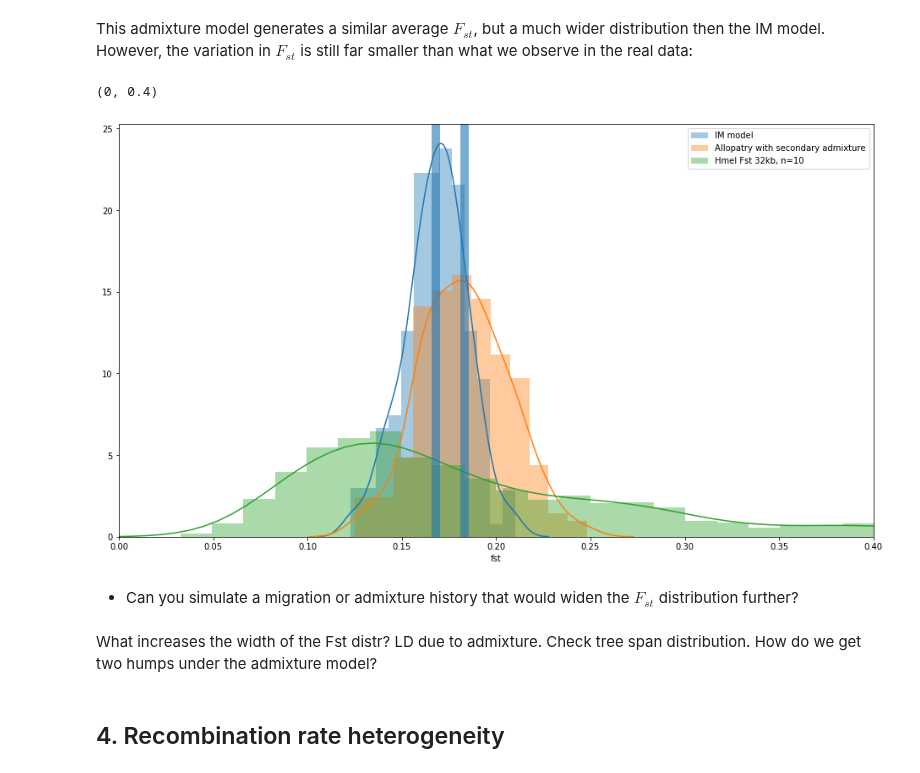
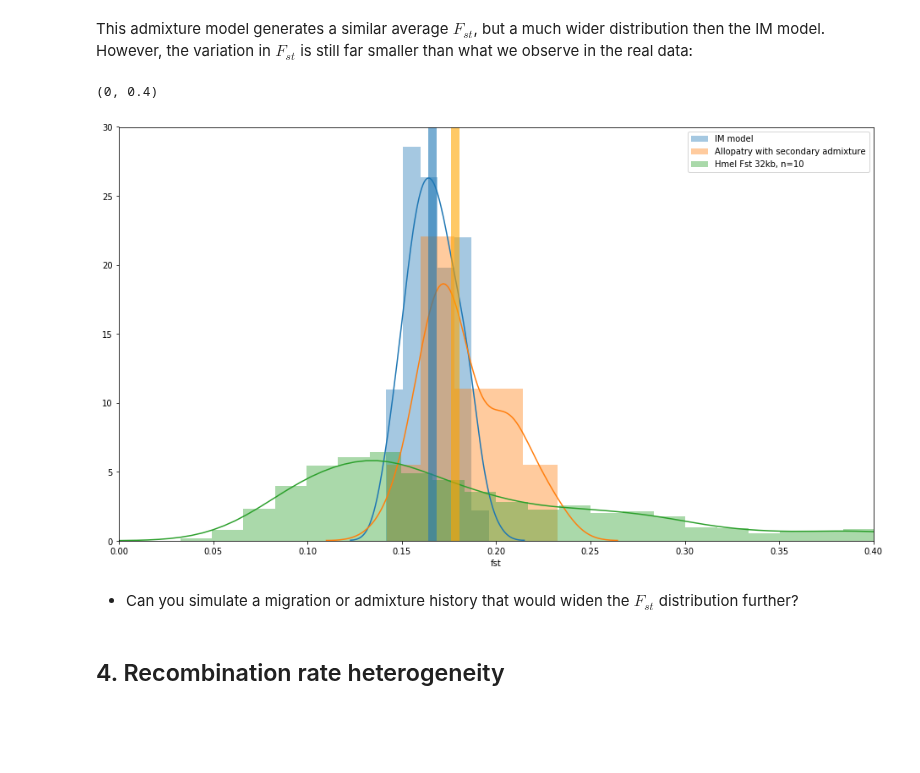
Before and after one commit to DRL/SMBE-SGE-2019, a Jupyter notebook: Session_2/Fst_short_chuncks/simulating_windowise_Fst_KL .ipynb, the cells around one changed output. Saved outputs shown, nothing was run; the diff lists cells and outputs as text; code cells hidden in the pictures; blank space fills up the shorter version.

Commit message:
final remarks work in progress
I removed hide code toggle because code has to be run first before this become invisible, so not really usefull

```diff
--- a/Session_2/Fst_short_chuncks/simulating_windowise_Fst_KL .ipynb
+++ b/Session_2/Fst_short_chuncks/simulating_windowise_Fst_KL .ipynb
@@ -131,8 +148,8 @@ def calculate_Fst(ts, samplesets, function=Fst):
 We define an empty numpy array and insert $F_{st}$ estimates for each replicate:
 # %%
 fstSims = np.zeros(num_reps)
+p1 = [_ for _ in range(sample_size)]
+p2 = [_ for _ in range(sample_size, 2*sample_size)]
 for index, ts in enumerate(replicates):
-    p1 = list(ts.get_samples(0))
-    p2 = list(ts.get_samples(1))
     fstSims[index] = calculate_Fst(ts,samplesets=[p1,p2])[0]
 # %% [markdown]
@@ -202,18 +232,18 @@ We again compute $F_{st}$ for each replicate using the __tskit__ function Fst()
 # %%
-#KL: Remove
-num_reps = 200
-seed = np.random.randint(1, 2**32 - 1, 1)
-#seed = np.random.randint(1, 2**32 - 1, 1)
+num_reps = 50
+
 replicates = msprime.simulate(
         num_replicates = num_reps,
         length = seqLength,
         recombination_rate = recr,
         population_configurations = population_configurations,
         demographic_events = demographic_events,
-        migration_matrix = [[0,0],[mig,0]],
-        random_seed=seed)
+        migration_matrix = [[0,0],[mig,0]])
 
 fstSims = np.zeros(num_reps)
 for index, ts in enumerate(replicates):
     fstSims[index] = calculate_Fst(ts,samplesets=[p1,p2])[0]
+
+#run timer
+%%time
 # %%
@@ -257,6 +293,22 @@ len(list(filter(lambda x: x > np.quantile(fstSims,0.99), hmel18['fst'])))/len(hm
 # %% [markdown]
 How different is the distribution of $F_{st}$ if we assume that divergence happened in allopatry and has been partially eroded by secondary contact? Let's start by assuming the same split time $T_{s}$ and $N_e$ as before, but instead of migration at a constant rate assume a sudden admixture event which transfers a proportion of $f$ from pop0 to pop1 at time $T_{ad}$. Admixture is specified in the same way as a population split: as a MassMigration event; i.e. to set up an admixture event 10,000 years ago (with $f=0.227$):
+# %%
+#implement the specified demographic history and using these parameters as a starting point
+#distribution should have the same mode as the mode of the IM model
+Ne0 =
+Ne1 =
+
+#play around with splitT and the MassMigration proportion (secondary contact)
+population_configurations = []
+
+demographic_events = []
+
+replicatesAD = msprime.simulate()
 # %%
+#checkpoint, this is what we came up with
+#show/hide code
+#add precooked dataset + hide/show code for this dataset
+
 T = 4.8580e6/2
 #time of secondary admixture
 adT = 4.0e4
@@ -275,12 +327,12 @@ demographic_events = [
     msprime.MassMigration(time=T, source=1, destination=0, proportion=1.0)
     ]
 
-replicatesAD = msprime.simulate(
-        num_replicates = num_reps,
+replicatesAD = list(msprime.simulate(
+        num_replicates = 50,
         length = seqLength,
         recombination_rate = recr,
         population_configurations = population_configurations,
-        demographic_events = demographic_events)
+        demographic_events = demographic_events))
 # %%
 fstSimsAD = np.zeros(num_reps)
 for index, ts in enumerate(replicatesAD):
@@ -290,20 +342,20 @@ This admixture model generates a similar average $F_{st}$, but a much wider dist
 # %%
 #KL: Checkpoint 2. We should provide a csv file for a history that generates a bimodal fst distribution
 fig, ax = plt.subplots(figsize=(16,9))
 sns.distplot(fstSims, label='IM model')
 sns.distplot(fstSimsAD, label='Allopatry with secondary admixture')
 sns.distplot(hmel18['fst'], label='Hmel Fst 32kb, n=10', norm_hist=True)
-plt.axvline(x=fstSims.mean(), linewidth=10, alpha=0.6)
-plt.axvline(x=fstSimsAD.mean(), linewidth=10, alpha=0.6, color='orange')
+plt.axvline(x=np.median(fstSims), linewidth=10, alpha=0.6)
+plt.axvline(x=np.median(fstSimsAD), linewidth=10, alpha=0.6, color='orange')
+#add median for Hmel Fst distribution
+#plt.axvline(x=np.median(fstSimsAD), linewidth=10, alpha=0.6, color='orange')
 plt.legend()
 ax.set_xlim((0, 0.4))
 # %% [output]
 (0, 0.4)
-[figure, old version]
+[figure, new version]
 # %% [markdown]
 - Can you simulate a migration or admixture history that would widen the $F_{st}$ distribution further?
-# %% [markdown]
-What increases the width of the Fst distr? LD due to admixture. Check tree span distribution. How do we get two humps under the admixture model?
 # %% [markdown]
 ## 4. Recombination rate heterogeneity
 # %% [markdown]
```
Also changed, not shown: parts of 44 cells of this notebook, 2 other files.
